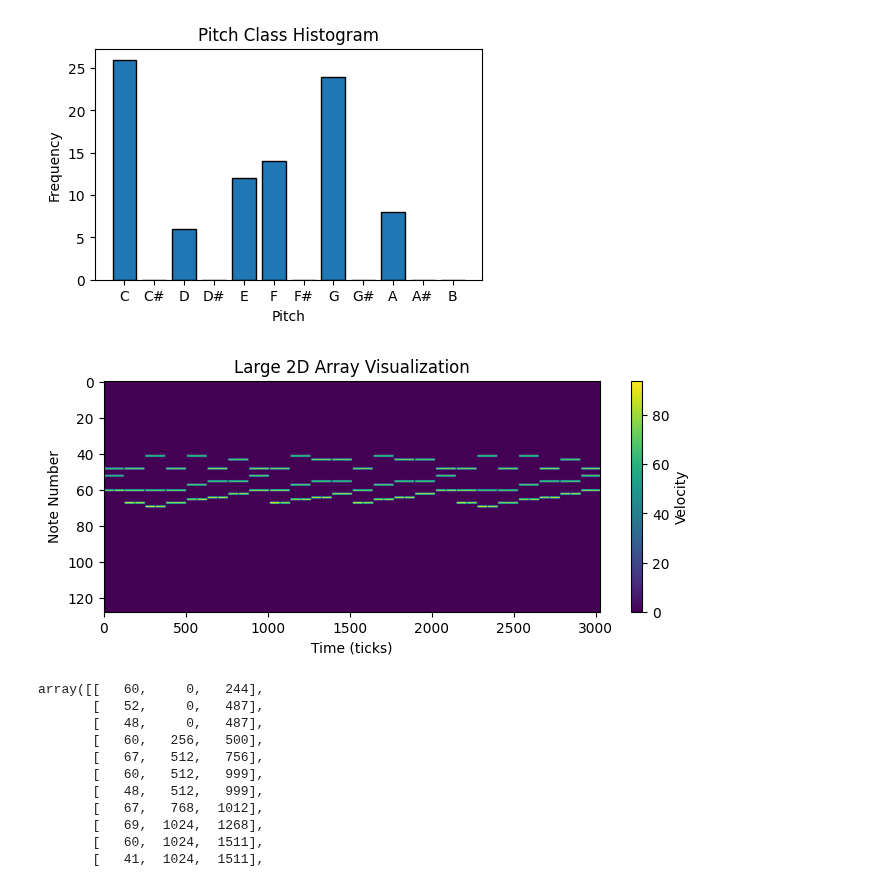
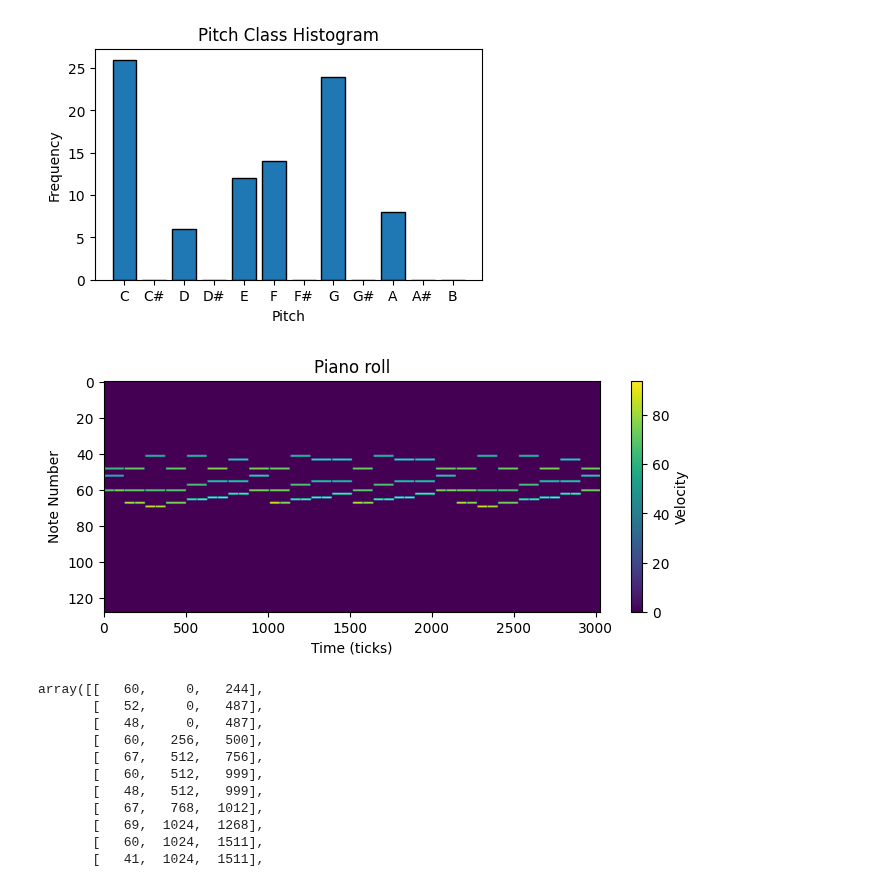
Before and after one commit to dziper/ECE227Tonnetz, a Jupyter notebook: pretty_midi.ipynb, the cells around one changed output. Drawn from its saved outputs; the diff is of its cells as text; code cells hidden in the pictures.

```diff
--- a/pretty_midi.ipynb
+++ b/pretty_midi.ipynb
@@ -62,15 +66,15 @@ plt.show()
 # %%
 thePiano_piano_roll = thePiano.get_piano_roll()
 plt.figure(figsize=(8, 3))
 plt.imshow(thePiano_piano_roll, aspect='auto', cmap='viridis')  # 'aspect' set to 'auto' for better aspect ratio handling
 cb = plt.colorbar()  # Add a colorbar to show the scale
 cb.set_label('Velocity')
-plt.title('Large 2D Array Visualization')
+plt.title('Piano roll')
 plt.xlabel('Time (ticks)')
 plt.ylabel('Note Number')
 plt.show()
 # %% [output]
-[figure, old version]
+[figure, new version]
 # %%
 intervals = np.array([(pm.time_to_tick(note.start), pm.time_to_tick(note.end)) for note in thePiano.notes])
 notes = np.array([note.pitch for note in thePiano.notes])
```
Also changed, not shown: parts of 4 cells of this notebook.
